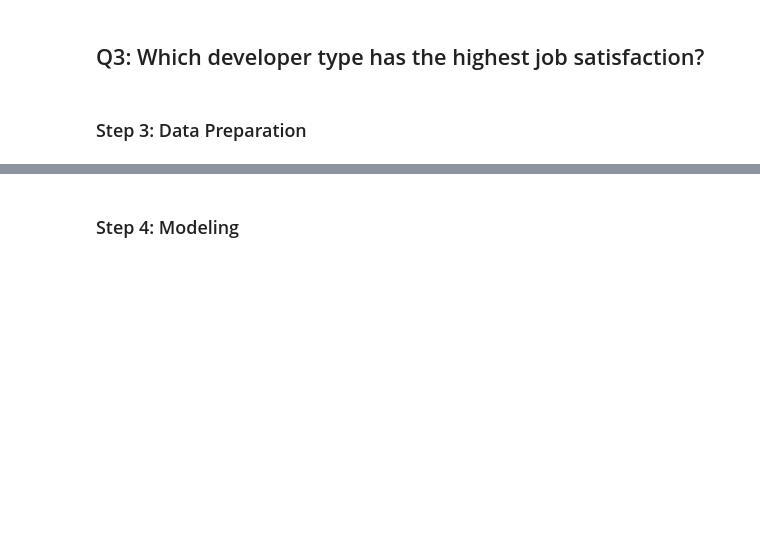
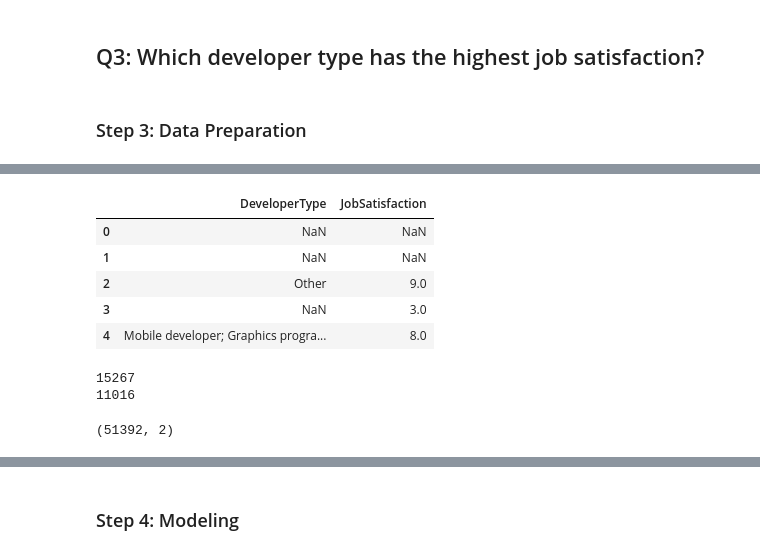
Before and after one commit to maryamghamdi/Write-A-Data-Science-Blog-Post, a Jupyter notebook: Project 4 Write A Data Science Blog Post.ipynb, the cells around one changed output, grey strips where cells are left out. Cells and saved outputs as stored; diff of their text form; code cells hidden in the pictures; blank space fills up the shorter version.

```diff
--- a/Project 4 Write A Data Science Blog Post.ipynb
+++ b/Project 4 Write A Data Science Blog Post.ipynb
@@ -295,0 +241,21 @@ df_3_forplot[:35].plot(kind="bar", figsize=(12,12))
+# %%
+df_3 = df[['DeveloperType','JobSatisfaction']]
+df_3.head(5)
+# %% [output]
+|  | DeveloperType | JobSatisfaction |
+| 0 | NaN | NaN |
+| 1 | NaN | NaN |
+| 2 | Other | 9.0 |
+| 3 | NaN | 3.0 |
+| 4 | Mobile developer; Graphics progra... | 8.0 |
+# %%
+print(df_3.DeveloperType.isnull().sum())
+print(df_3.JobSatisfaction.isnull().sum())
+# %% [output]
+15267
+11016
+# %%
+# shape before droping
+df_3.shape
+# %% [output]
+(51392, 2)
```
Also changed, not shown: parts of 22 cells of this notebook.
